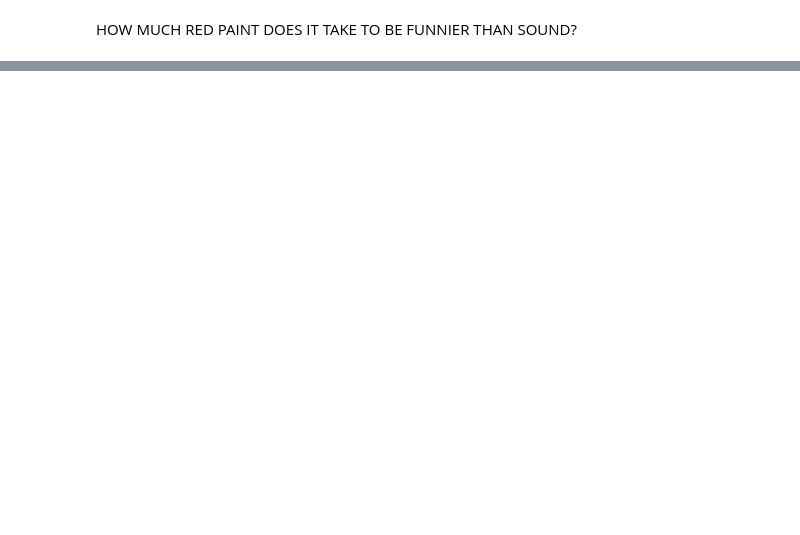
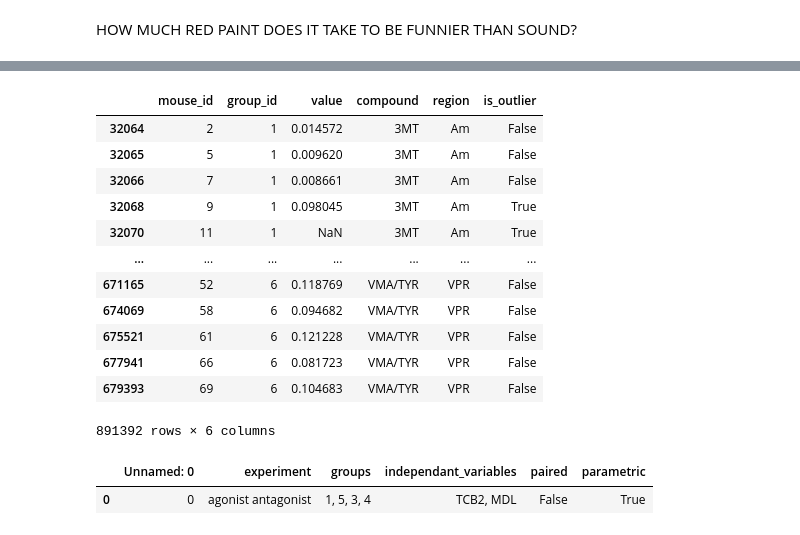
Before and after one commit to remicorne/phd, a Jupyter notebook: TESTING.ipynb, the cells around one changed output, grey strips where cells are left out. Drawn from its saved outputs; the diff is of its cells as text; code cells hidden in the pictures; blank space fills up the shorter version.

```diff
--- a/TESTING.ipynb
+++ b/TESTING.ipynb
@@ -67,0 +51,21 @@ ModuleNotFoundError: No module named 'core'
+# %%
+project.outliers.df
+# %% [output]
+|  | mouse_id | group_id | value | compound | region | is_outlier |
+| 32064 | 2 | 1 | 0.014572 | 3MT | Am | False |
+| 32065 | 5 | 1 | 0.009620 | 3MT | Am | False |
+| 32066 | 7 | 1 | 0.008661 | 3MT | Am | False |
+| 32068 | 9 | 1 | 0.098045 | 3MT | Am | True |
+| 32070 | 11 | 1 | NaN | 3MT | Am | True |
+| ... | ... | ... | ... | ... | ... | ... |
+| 671165 | 52 | 6 | 0.118769 | VMA/TYR | VPR | False |
+| 674069 | 58 | 6 | 0.094682 | VMA/TYR | VPR | False |
+| 675521 | 61 | 6 | 0.121228 | VMA/TYR | VPR | False |
+| 677941 | 66 | 6 | 0.081723 | VMA/TYR | VPR | False |
+| 679393 | 69 | 6 | 0.104683 | VMA/TYR | VPR | False |
+891392 rows × 6 columns
+# %%
+project.experiment_information.df
+# %% [output]
+|  | Unnamed: 0 | experiment | groups | independant_variables | paired | parametric |
+| 0 | 0 | agonist antagonist | 1, 5, 3, 4 | TCB2, MDL | False | True |
```
Also changed, not shown: parts of 12 cells of this notebook.
